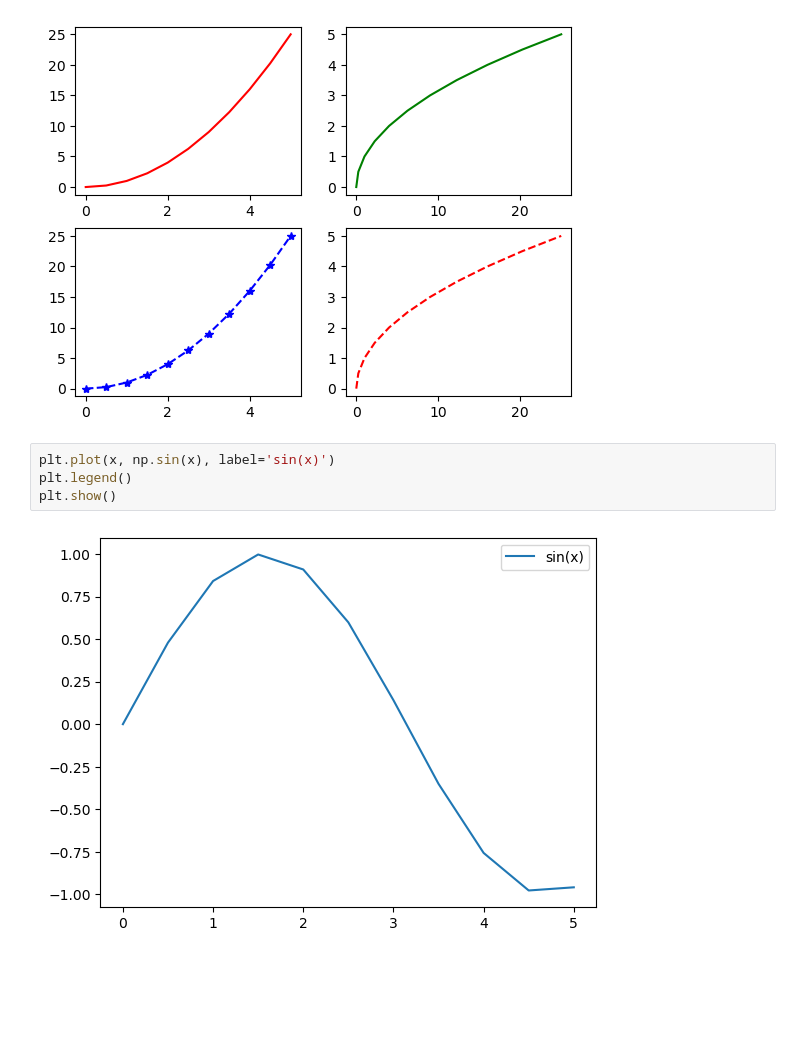
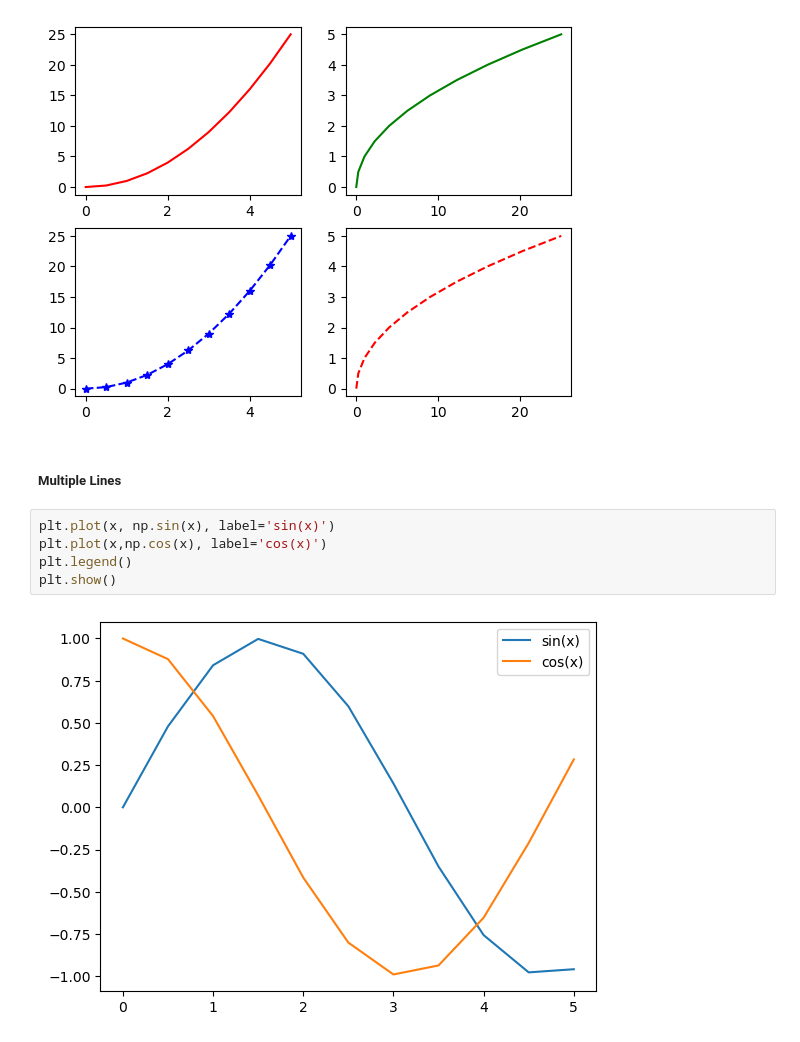
Before and after one commit to SiddheshDaphane/Python-for-data-science-and-machine-learning, a Jupyter notebook: 4. Matplotlib.ipynb, the cells around one changed output. Drawn from its saved outputs; the diff is of its cells as text; blank space fills up the shorter version.

```diff
--- a/4. Matplotlib.ipynb
+++ b/4. Matplotlib.ipynb
@@ -76,9 +76,12 @@ plt.plot(y,x,'r--')
 # %% [output]
 [<matplotlib.lines.Line2D at 0x...>]
 [figure]
+# %% [markdown]
+##### Multiple Lines
 # %%
 plt.plot(x, np.sin(x), label='sin(x)')
+plt.plot(x,np.cos(x), label='cos(x)')
 plt.legend()
 plt.show()
 # %% [output]
-[figure, old version]
+[figure, new version]
```
Also changed, not shown: parts of 4 cells of this notebook.
